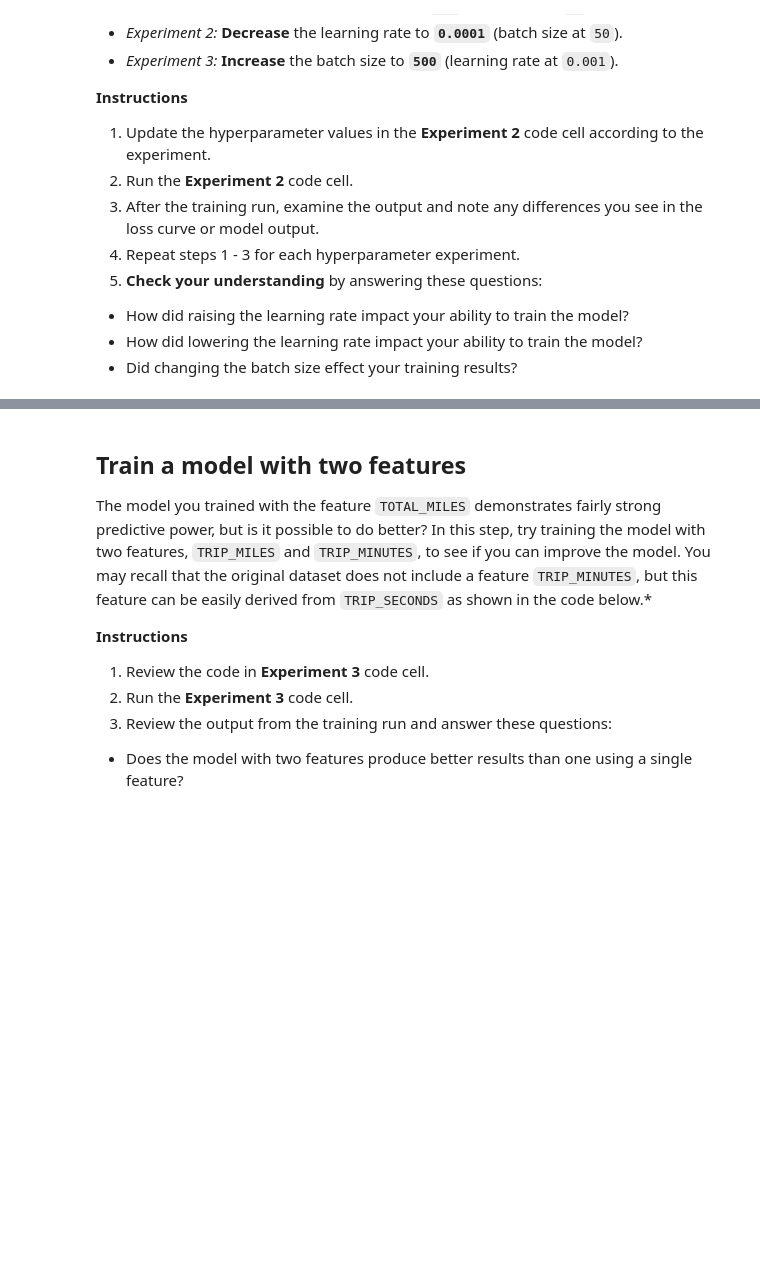
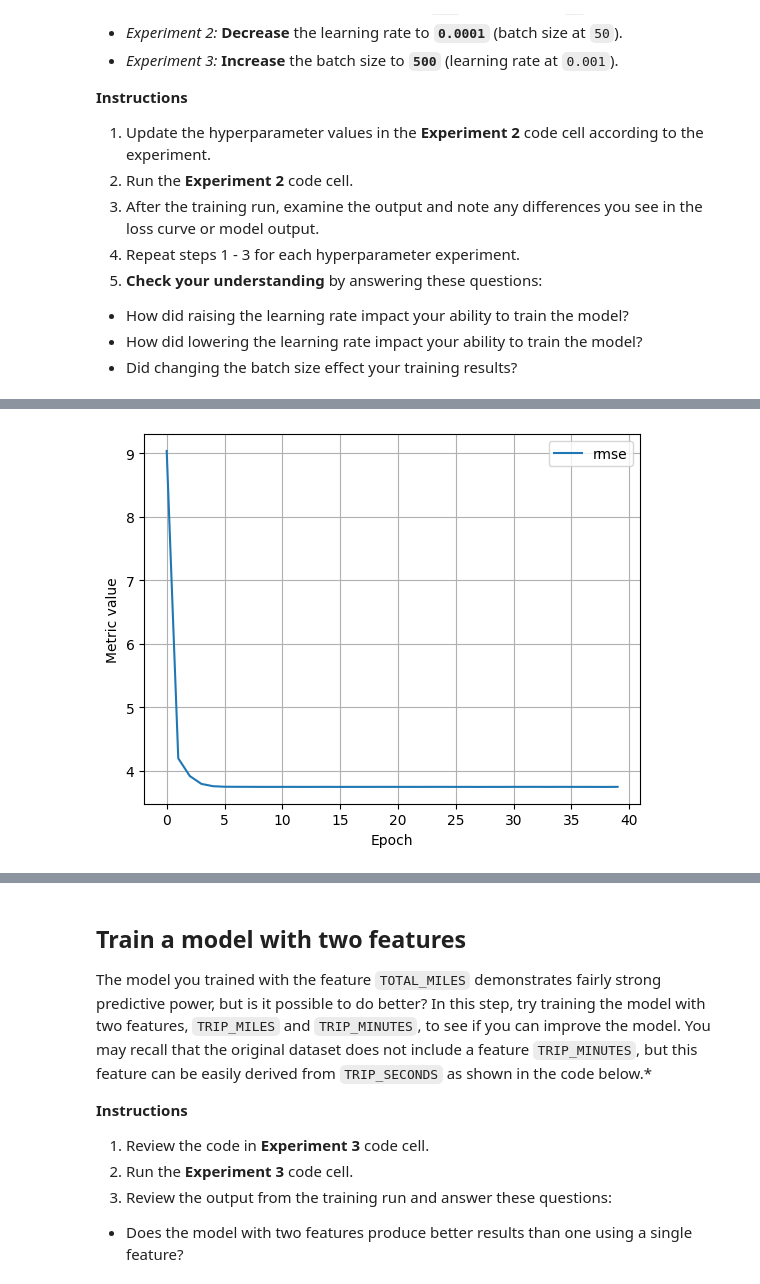
Before and after one commit to maluberian/GoogleML, a Jupyter notebook: ml/cc/exercises/linear_regression_taxi.ipynb, the cells around one changed output, grey strips where cells are left out. Saved outputs shown, nothing was run; the diff lists cells and outputs as text; code cells hidden in the pictures; blank space fills up the shorter version.

```diff
--- a/ml/cc/exercises/linear_regression_taxi.ipynb
+++ b/ml/cc/exercises/linear_regression_taxi.ipynb
@@ -408,8 +483,8 @@ It is common with machine learning to run multiple experiments to find the best
 # TODO - Adjust these hyperparameters to see how they impact a training run.
 settings_2 = ml_edu.experiment.ExperimentSettings(
     learning_rate = 0.001,
-    number_epochs = 20,
-    batch_size = 50,
+    number_epochs = 40,
+    batch_size = 20,
     input_features = ['TRIP_MILES']
 )
 
@@ -421,3 +496,4 @@ experiment_2 = train_model('one_feature_hyper', model_2, training_df, 'FARE', se
 
 ml_edu.results.plot_experiment_metrics(experiment_2, ['rmse'])
 ml_edu.results.plot_model_predictions(experiment_2, training_df, 'FARE')
+# %% [output]
@@ -424,3 +518,4 @@ ml_edu.results.plot_model_predictions(experiment_2, training_df, 'FARE')
+[figure, added]
 # %%
 #@title Double-click to view answers for hyperparameter experiments
 
```
Also changed, not shown: parts of 10 cells of this notebook.
